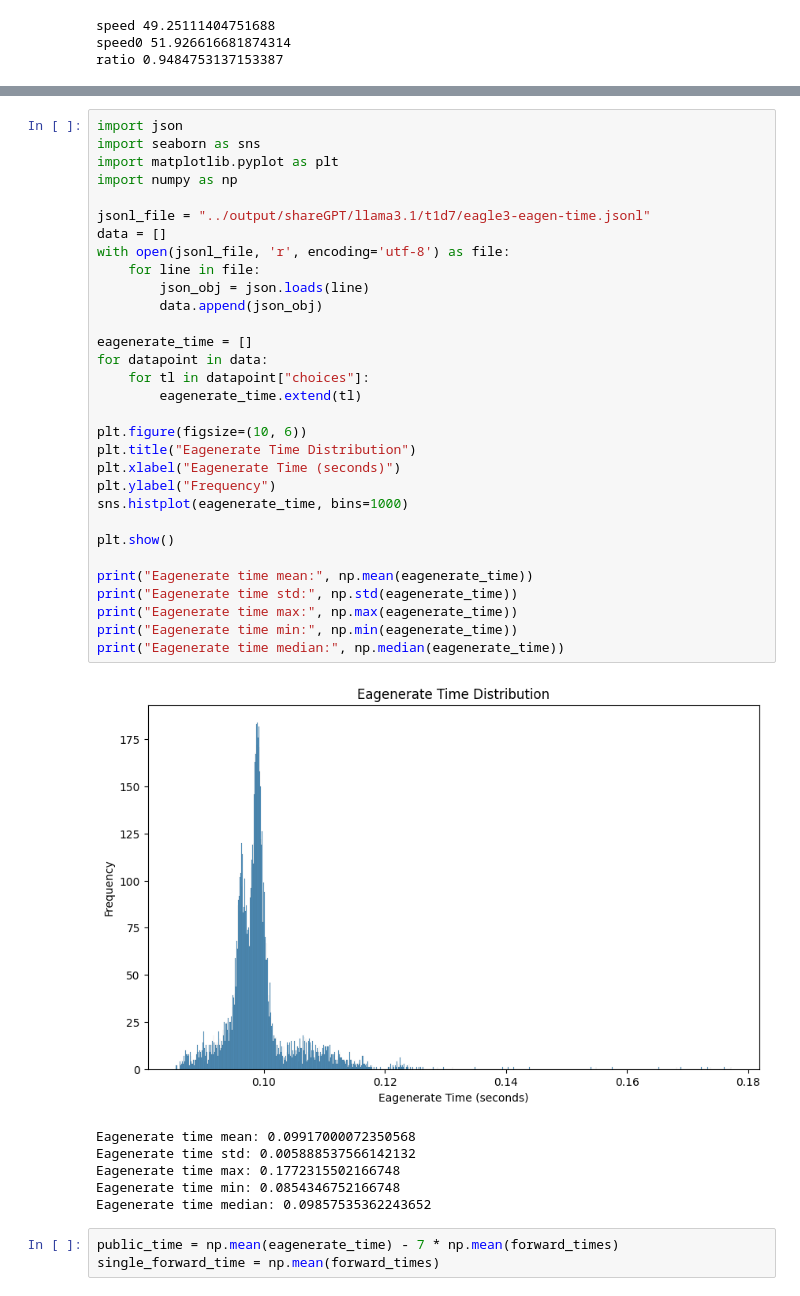
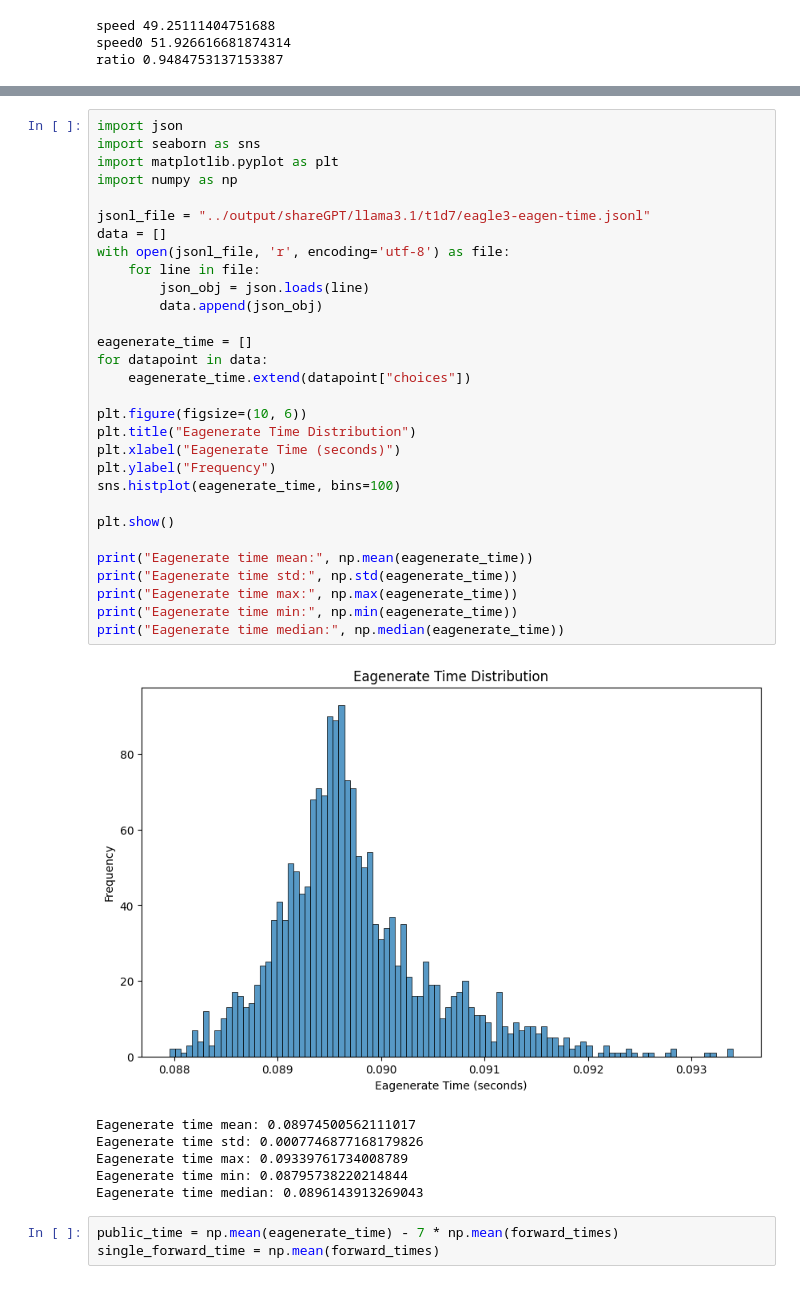
Before and after one commit to minaduki-sora/RADAR, a Jupyter notebook: notebook/speed.ipynb, the cells around one changed output, grey strips where cells are left out. Drawn from its saved outputs; the diff is of its cells as text.

```diff
--- a/notebook/speed.ipynb
+++ b/notebook/speed.ipynb
@@ -102,41 +165,40 @@ Forward time median: 0.0028734207153320312
 # %%
 import json
 import seaborn as sns
 import matplotlib.pyplot as plt
 import numpy as np
 
 jsonl_file = "../output/shareGPT/llama3.1/t1d7/eagle3-eagen-time.jsonl"
 data = []
 with open(jsonl_file, 'r', encoding='utf-8') as file:
     for line in file:
         json_obj = json.loads(line)
         data.append(json_obj)
 
 eagenerate_time = []
 for datapoint in data:
-    for tl in datapoint["choices"]:
-        eagenerate_time.extend(tl)
+    eagenerate_time.extend(datapoint["choices"])
 
 plt.figure(figsize=(10, 6))
 plt.title("Eagenerate Time Distribution")
 plt.xlabel("Eagenerate Time (seconds)")
 plt.ylabel("Frequency")
-sns.histplot(eagenerate_time, bins=1000)
+sns.histplot(eagenerate_time, bins=100)
 
 plt.show()
 
 print("Eagenerate time mean:", np.mean(eagenerate_time))
 print("Eagenerate time std:", np.std(eagenerate_time))
 print("Eagenerate time max:", np.max(eagenerate_time))
 print("Eagenerate time min:", np.min(eagenerate_time))
 print("Eagenerate time median:", np.median(eagenerate_time))
 # %% [output]
-[figure, old version]
+[figure, new version]
-Eagenerate time mean: 0.09917000072350568
-Eagenerate time std: 0.005888537566142132
-Eagenerate time max: 0.1772315502166748
-Eagenerate time min: 0.0854346752166748
-Eagenerate time median: 0.09857535362243652
+Eagenerate time mean: 0.08974500562111017
+Eagenerate time std: 0.0007746877168179826
+Eagenerate time max: 0.09339761734008789
+Eagenerate time min: 0.08795738220214844
+Eagenerate time median: 0.0896143913269043
 # %%
 public_time = np.mean(eagenerate_time) - 7 * np.mean(forward_times)
 single_forward_time = np.mean(forward_times)
```
Also changed, not shown: parts of 5 cells of this notebook, 1 other file.
